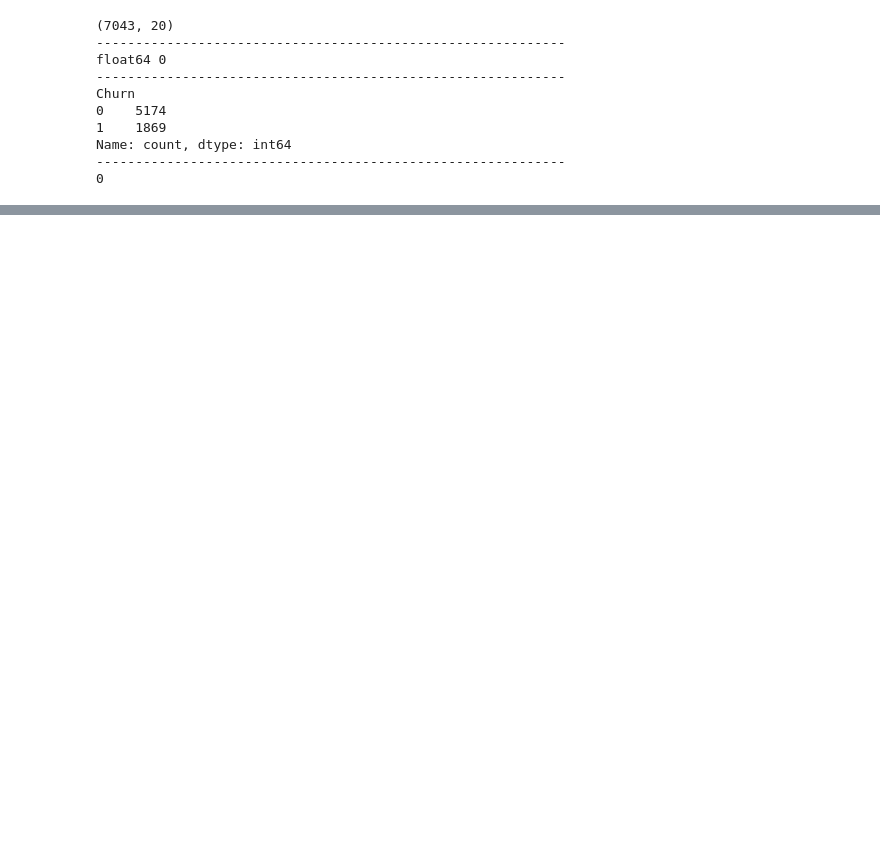
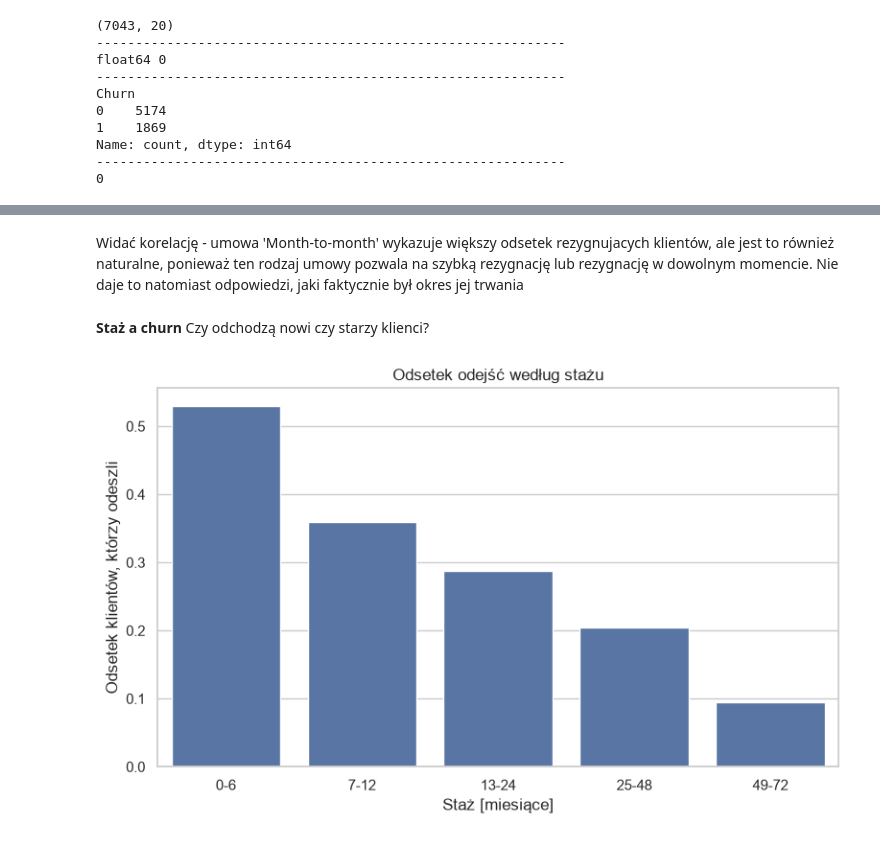
Before and after one commit to sylwiamarlenga-netizen/project-telco-churn, a Jupyter notebook: notebooks/01_eda.ipynb, the cells around one changed output, grey strips where cells are left out. Drawn from its saved outputs; the diff is of its cells as text; code cells hidden in the pictures; blank space fills up the shorter version.

```diff
--- a/notebooks/01_eda.ipynb
+++ b/notebooks/01_eda.ipynb
@@ -113,0 +145,30 @@ df.to_csv("../data/processed/telco_clean.csv", index=False)
+# %% [markdown]
+Widać korelację - umowa 'Month-to-month' wykazuje większy odsetek rezygnujacych klientów, ale jest to również naturalne, ponieważ ten rodzaj umowy pozwala na szybką rezygnację lub rezygnację w dowolnym momencie. Nie daje to natomiast odpowiedzi, jaki faktycznie był okres jej trwania
+# %% [markdown]
+**Staż a churn**
+Czy odchodzą nowi czy starzy klienci?
+# %%
+df["tenure_group"] = pd.cut(
+    df["tenure"],
+    bins=[-1, 6, 12, 24, 48, 72],
+    labels=["0-6", "7-12", "13-24", "25-48", "49-72"],
+)
+
+fig, ax = plt.subplots(figsize=(8, 5))
+
+sns.barplot(
+    data=df,
+    x="tenure_group",
+    y="Churn",
+    errorbar=None,
+    ax=ax
+)
+
+ax.set_title("Odsetek odejść według stażu")
+ax.set_xlabel("Staż [miesiące]")
+ax.set_ylabel("Odsetek klientów, którzy odeszli")
+
+plt.tight_layout()
+plt.show()
+# %% [output]
+[figure, added]
```
Also changed, not shown: parts of 19 cells of this notebook, 1 other file.
